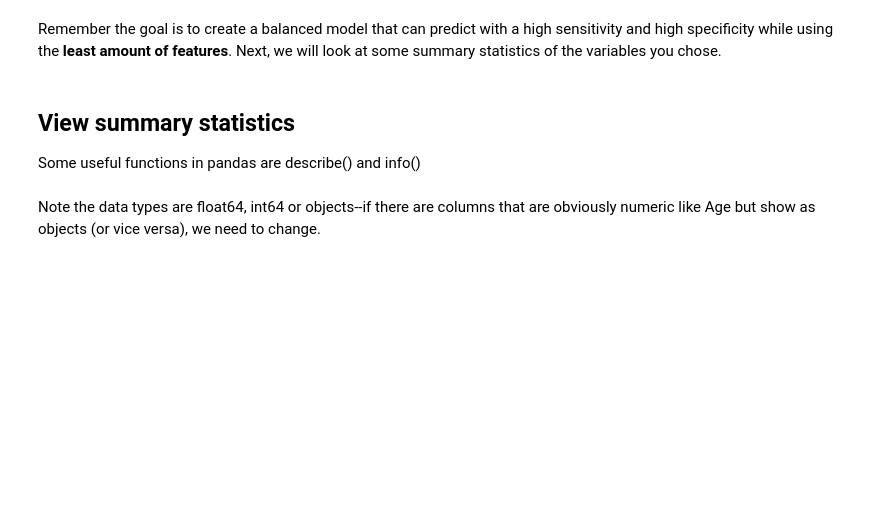
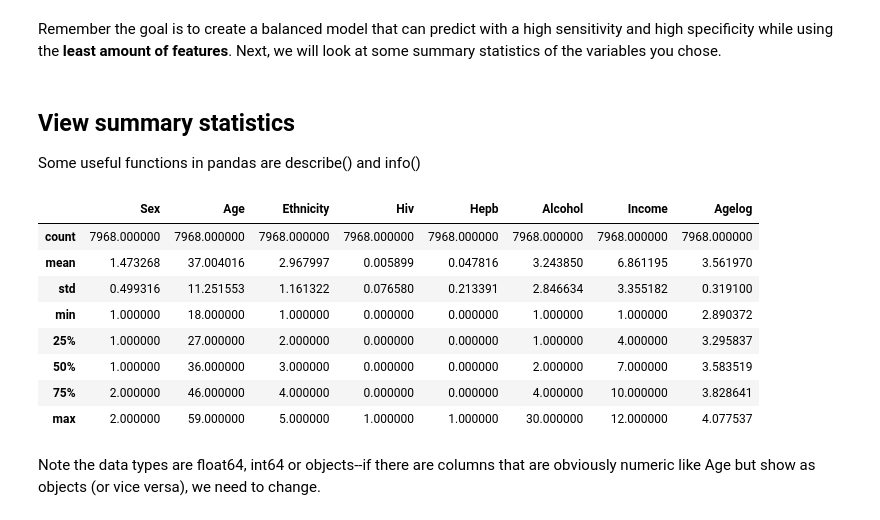
Before and after one commit to sMyn42/Week1Public, a Jupyter notebook: Challenge Problem Week 1-Student.ipynb, the cells around one changed output. Cells and saved outputs as stored; diff of their text form; code cells hidden in the pictures; blank space fills up the shorter version.

```diff
--- a/Challenge Problem Week 1-Student.ipynb
+++ b/Challenge Problem Week 1-Student.ipynb
@@ -70,7 +138,11 @@ Awesome, looks like the data loaded in properly. Let's continue by looking at va
 Once you have selected some variables in the NHANES data set only looking at what you are interested in. It is in your best interest to rename the variables.
 # %%
 # Write your code here
-
+import math
+#data3 = data2.drop(columns=['Jaundice'])
+take_val = lambda a, b: a if math.isnan(b) else b
+data2["Hiv"] = data2["Hiv"].combine(data2["Hiv2"], take_val)
+data2 = data2.drop(columns=['Hiv2'])
 # create a subset of the data you want to analyze
 
 # rename the variables
@@ -81,6 +153,20 @@ Remember the goal is to create a balanced model that can predict with a high sen
 Some useful functions in pandas are describe() and info()
 # %%
 # Write your code here
+data2.describe()
+data3 = data2.dropna()
+#sns.countplot(data3['Alcohol'])
+data3.describe()
+# %% [output]
+|  | Sex | Age | Ethnicity | Hiv | Hepb | Alcohol | Income | Agelog |
+| count | 7968.000000 | 7968.000000 | 7968.000000 | 7968.000000 | 7968.000000 | 7968.000000 | 7968.000000 | 7968.000000 |
+| mean | 1.473268 | 37.004016 | 2.967997 | 0.005899 | 0.047816 | 3.243850 | 6.861195 | 3.561970 |
+| std | 0.499316 | 11.251553 | 1.161322 | 0.076580 | 0.213391 | 2.846634 | 3.355182 | 0.319100 |
+| min | 1.000000 | 18.000000 | 1.000000 | 0.000000 | 0.000000 | 1.000000 | 1.000000 | 2.890372 |
+| 25% | 1.000000 | 27.000000 | 2.000000 | 0.000000 | 0.000000 | 1.000000 | 4.000000 | 3.295837 |
+| 50% | 1.000000 | 36.000000 | 3.000000 | 0.000000 | 0.000000 | 2.000000 | 7.000000 | 3.583519 |
+| 75% | 2.000000 | 46.000000 | 4.000000 | 0.000000 | 0.000000 | 4.000000 | 10.000000 | 3.828641 |
+| max | 2.000000 | 59.000000 | 5.000000 | 1.000000 | 1.000000 | 30.000000 | 12.000000 | 4.077537 |
 # %% [markdown]
 Note the data types are float64, int64 or objects--if there are columns that are obviously numeric like Age but show as objects (or vice versa), we need to change.
 # %% [markdown]
```
Also changed, not shown: parts of 14 cells of this notebook, 3 other files.
